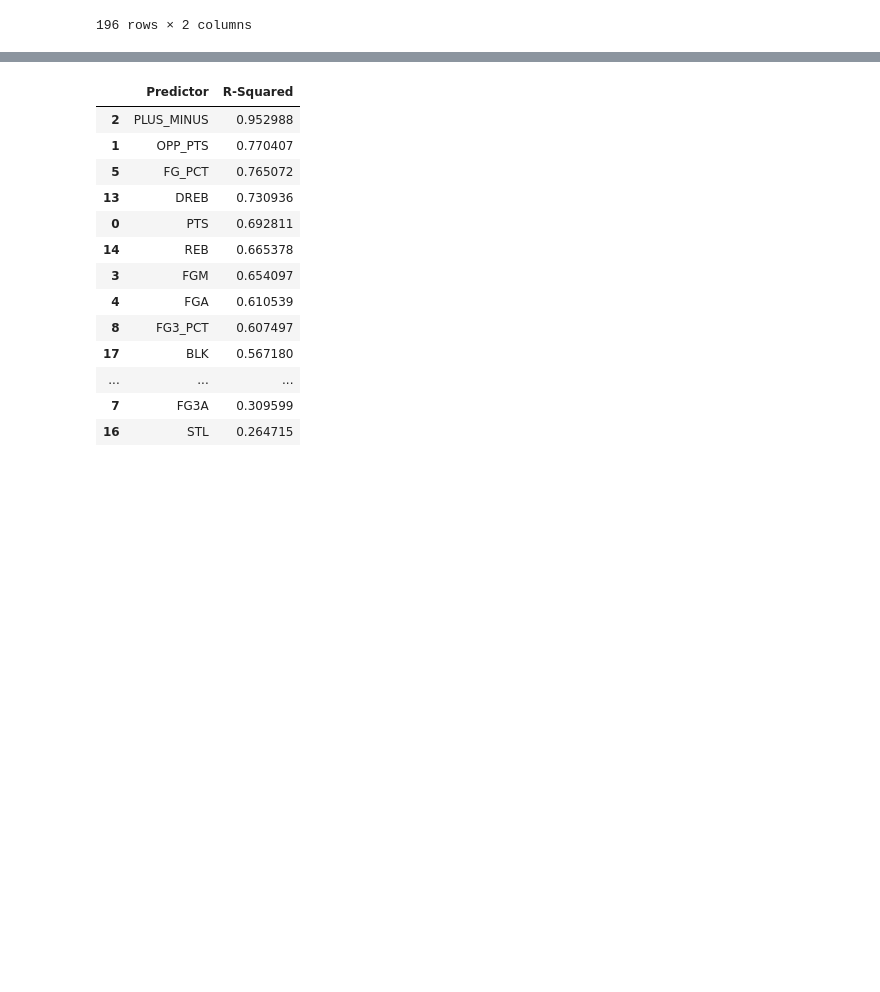
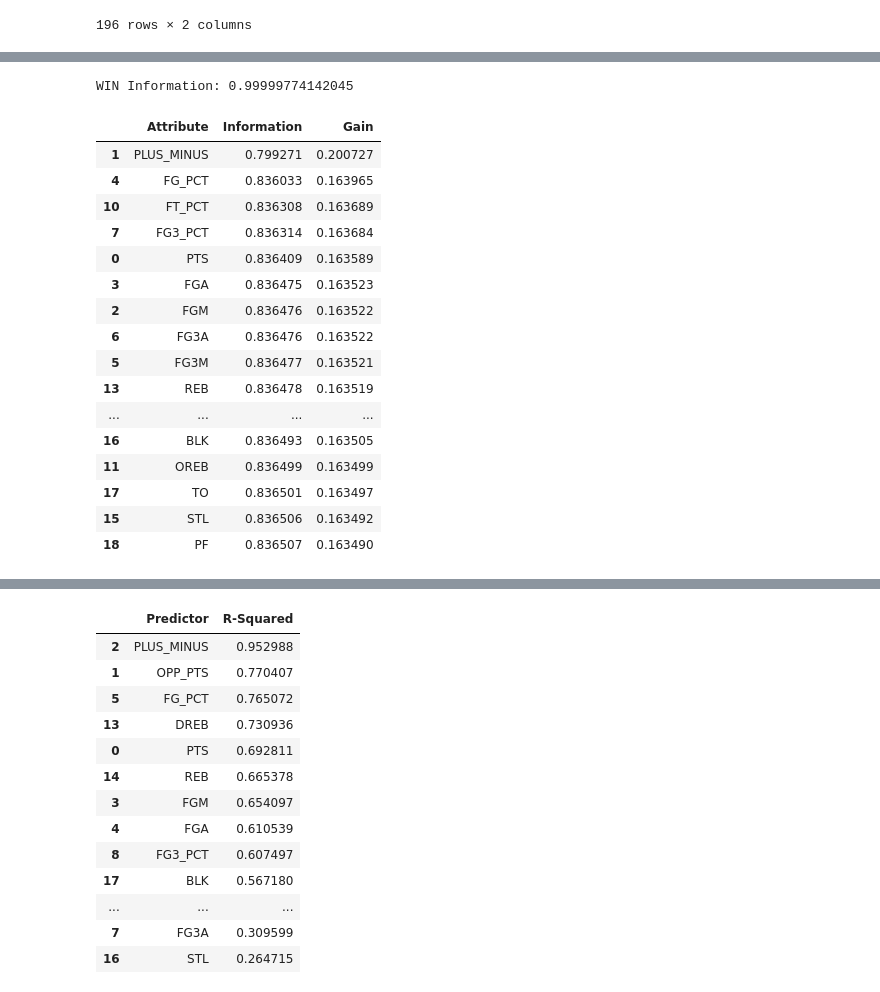
Before and after one commit to Minh-Thien-Bui/Datamine-Project, a Jupyter notebook: Basketball.ipynb, the cells around one changed output, grey strips where cells are left out. Saved outputs shown, nothing was run; the diff lists cells and outputs as text; code cells hidden in the pictures; blank space fills up the shorter version.

```diff
--- a/Basketball.ipynb
+++ b/Basketball.ipynb
@@ -714,3 +714,9 @@ sport_association.sort_values(by = 'support', ascending = False)
 | 1 | (Dwyane Wade) | (Udonis Haslem) | 0.050608 | 0.041803 | 0.033933 | 0.670516 | 16.039887 | ... |
 | 6 | (Marc Gasol) | (Mike Conley) | 0.041024 | 0.042309 | 0.030076 | 0.733143 | 17.328108 | ... |
 | 7 | (Mike Conley) | (Marc Gasol) | 0.042309 | 0.041024 | 0.030076 | 0.710866 | 17.328108 | ... |
+# %%
+def getEntropy(data, column):
+    probs = data[column].value_counts(normalize = True)
+    entropy = -1 * np.sum(np.log2(probs) * probs)
+
+    return entropy
@@ -716,0 +744,27 @@ sport_association.sort_values(by = 'support', ascending = False)
+# %%
+def decisionTree(data, attribute):
+    information = getEntropy(data, attribute)
+    search_data = data.drop([attribute], axis = 1)
+    every_att = search_data.columns
+
+    info_list = []
+    gain_list = []
+
+    print(
+        attribute,
+        'Information:',
+        information
+    )
+
+    for col in every_att:
+        att_info, gain = infoGain(data, attribute, col)
+
+        info_list.append(att_info)
+        gain_list.append(gain)
+
+    df = pd.DataFrame()
+    df['Attribute'] = every_att
+    df['Information'] = info_list
+    df['Gain'] = gain_list
+
+    return df.sort_values(by = ['Gain'], ascending = False)
@@ -717,3 +789,24 @@ sport_association.sort_values(by = 'support', ascending = False)
+# %%
+decisionTree(tree_data, 'WIN')
+# %% [output]
+WIN Information: 0.99999774142045
+|  | Attribute | Information | Gain |
+| 1 | PLUS_MINUS | 0.799271 | 0.200727 |
+| 4 | FG_PCT | 0.836033 | 0.163965 |
+| 10 | FT_PCT | 0.836308 | 0.163689 |
+| 7 | FG3_PCT | 0.836314 | 0.163684 |
+| 0 | PTS | 0.836409 | 0.163589 |
+| 3 | FGA | 0.836475 | 0.163523 |
+| 2 | FGM | 0.836476 | 0.163522 |
+| 6 | FG3A | 0.836476 | 0.163522 |
+| 5 | FG3M | 0.836477 | 0.163521 |
+| 13 | REB | 0.836478 | 0.163519 |
+| ... | ... | ... | ... |
+| 16 | BLK | 0.836493 | 0.163505 |
+| 11 | OREB | 0.836499 | 0.163499 |
+| 17 | TO | 0.836501 | 0.163497 |
+| 15 | STL | 0.836506 | 0.163492 |
+| 18 | PF | 0.836507 | 0.163490 |
 # %%
 model_PlusMin = smf.ols(
     formula='WIN_PCT ~ PLUS_MINUS',
```
Also changed, not shown: parts of 12 cells of this notebook.
